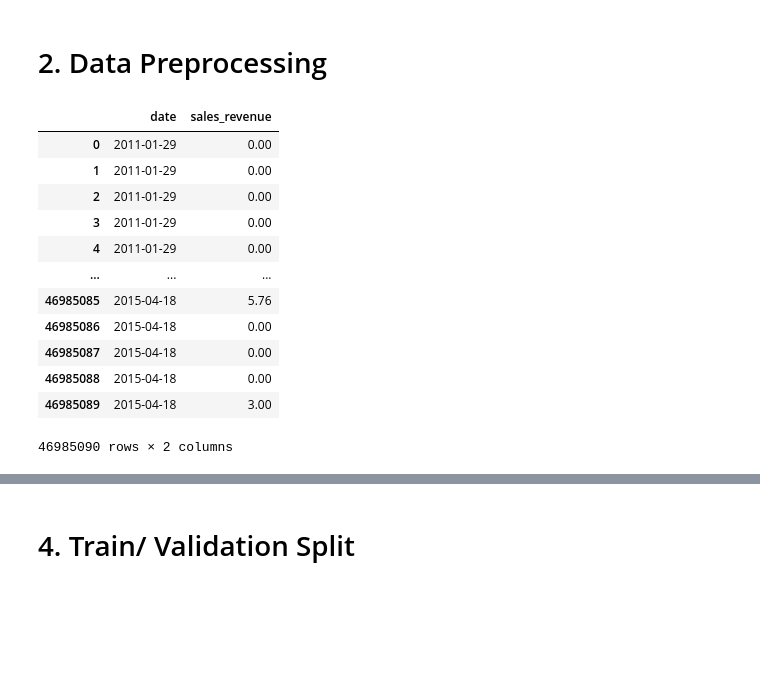
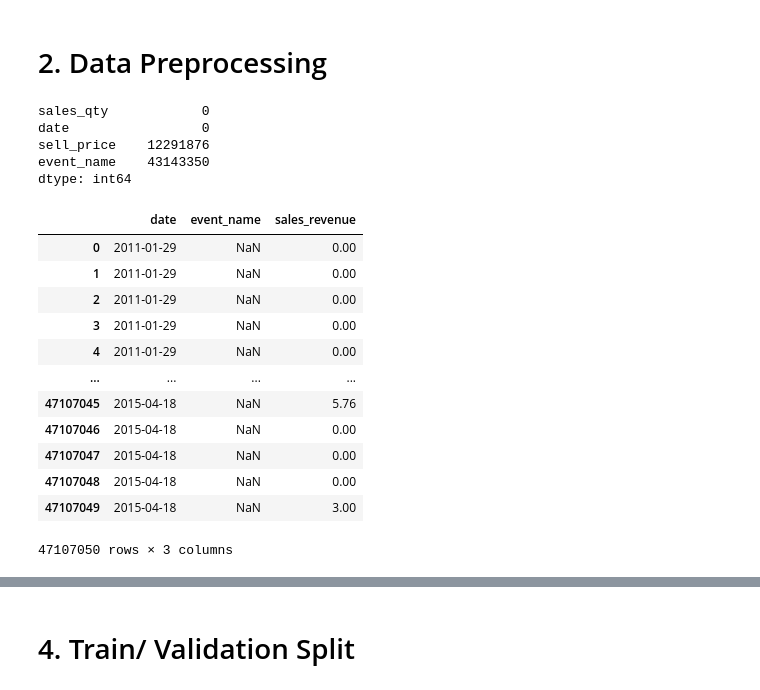
Before and after one commit to anhlevn149/Retailer-Sales-Prediction-and-Forecasting, a Jupyter notebook: notebooks/forecasting.ipynb, the cells around one changed output, grey strips where cells are left out. Saved outputs shown, nothing was run; the diff lists cells and outputs as text; code cells hidden in the pictures; blank space fills up the shorter version.

Commit message:
add combine_df.ipynb, update predicting.ipynb

```diff
--- a/notebooks/forecasting.ipynb
+++ b/notebooks/forecasting.ipynb
@@ -8,0 +63,4 @@ combined_df = pd.read_csv('../data/processed/combined_data.csv')
+# %%
+# Merge combined_df and df_event on common column 'date' with left join
+final_df = pd.merge(combined_df, df_event, on='date', how='left')
+final_df
@@ -9,29 +84,37 @@ combined_df = pd.read_csv('../data/processed/combined_data.csv')
 # %% [markdown]
 # 2. Data Preprocessing
 # %%
-# Make a copy of combined_df and save as combined_df_clean
-combined_df_clean = combined_df.copy()
+# Make a copy of final_df and save as final_df_clean
+final_df_clean = final_df.copy()
+# %%
+final_df_clean.isna().sum()
+# %% [output]
+sales_qty            0
+date                 0
+sell_price    12291876
+event_name    43143350
+dtype: int64
 # %%
 # Replace NaN values in column 'sell_price' with value 0
-combined_df_clean['sell_price'] = combined_df_clean['sell_price'].replace(np.nan, 0, regex=True)
+final_df_clean['sell_price'] = final_df_clean['sell_price'].replace(np.nan, 0, regex=True)
 # %%
 # Create a column named sales_revenue
-combined_df_clean['sales_revenue'] = combined_df_clean['sales_qty'] * combined_df_clean['sell_price']
+final_df_clean['sales_revenue'] = final_df_clean['sales_qty'] * final_df_clean['sell_price']
 # %%
-# Drop 'item_id', 'store_id', 'd', 'sales_qty', 'wm_yr_wk', 'sell_price' in combined_df_clean
-combined_df_clean = combined_df_clean.drop(['item_id', 'store_id', 'd', 'sales_qty', 'wm_yr_wk', 'sell_price'], axis=1)
-combined_df_clean
+# Drop 'sales_qty', 'sell_price' in combined_df_clean
+final_df_clean = final_df_clean.drop(['sales_qty', 'sell_price'], axis=1)
+final_df_clean
 # %% [output]
-|  | date | sales_revenue |
-| 0 | 2011-01-29 | 0.00 |
-| 1 | 2011-01-29 | 0.00 |
-| 2 | 2011-01-29 | 0.00 |
-| 3 | 2011-01-29 | 0.00 |
-| 4 | 2011-01-29 | 0.00 |
-| ... | ... | ... |
-| 46985085 | 2015-04-18 | 5.76 |
-| 46985086 | 2015-04-18 | 0.00 |
-| 46985087 | 2015-04-18 | 0.00 |
-| 46985088 | 2015-04-18 | 0.00 |
-| 46985089 | 2015-04-18 | 3.00 |
+|  | date | event_name | sales_revenue |
+| 0 | 2011-01-29 | NaN | 0.00 |
+| 1 | 2011-01-29 | NaN | 0.00 |
+| 2 | 2011-01-29 | NaN | 0.00 |
+| 3 | 2011-01-29 | NaN | 0.00 |
+| 4 | 2011-01-29 | NaN | 0.00 |
+| ... | ... | ... | ... |
+| 47107045 | 2015-04-18 | NaN | 5.76 |
+| 47107046 | 2015-04-18 | NaN | 0.00 |
+| 47107047 | 2015-04-18 | NaN | 0.00 |
+| 47107048 | 2015-04-18 | NaN | 0.00 |
+| 47107049 | 2015-04-18 | NaN | 3.00 |
-46985090 rows × 2 columns
+47107050 rows × 3 columns
```
Also changed, not shown: parts of 30 cells of this notebook, 4 other files.
